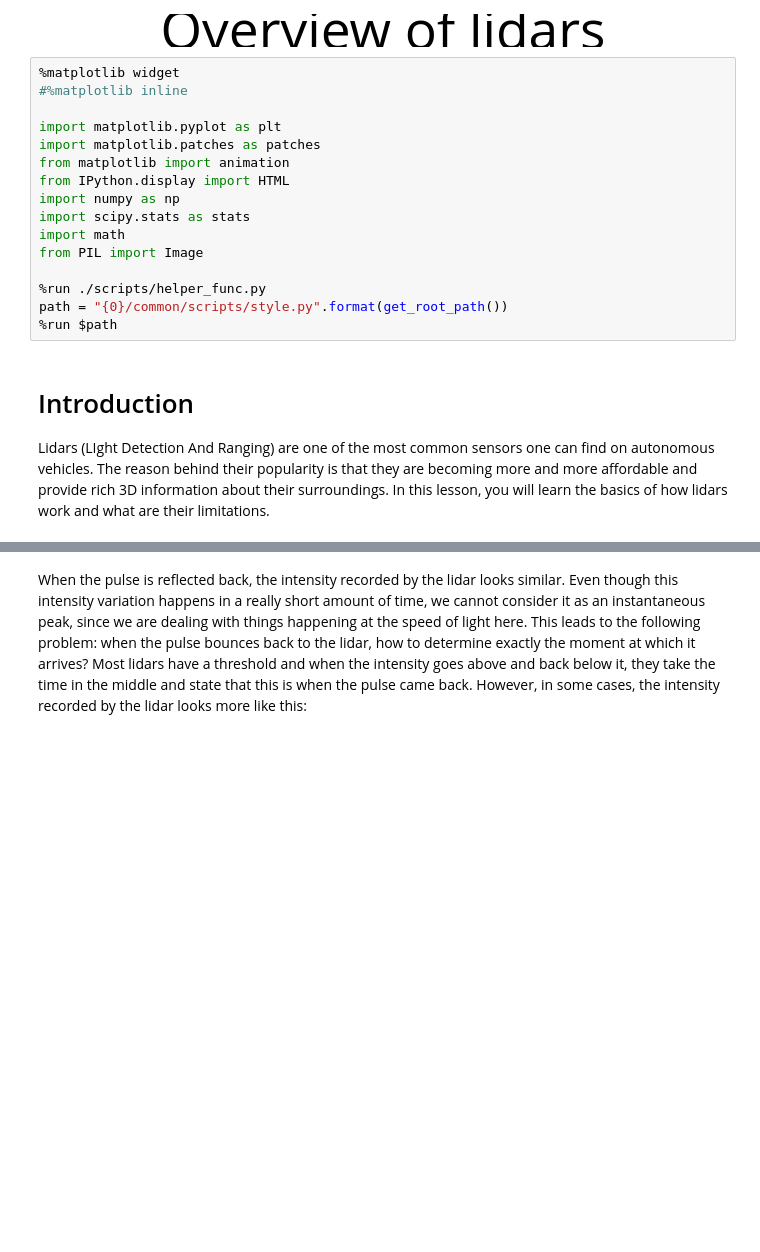
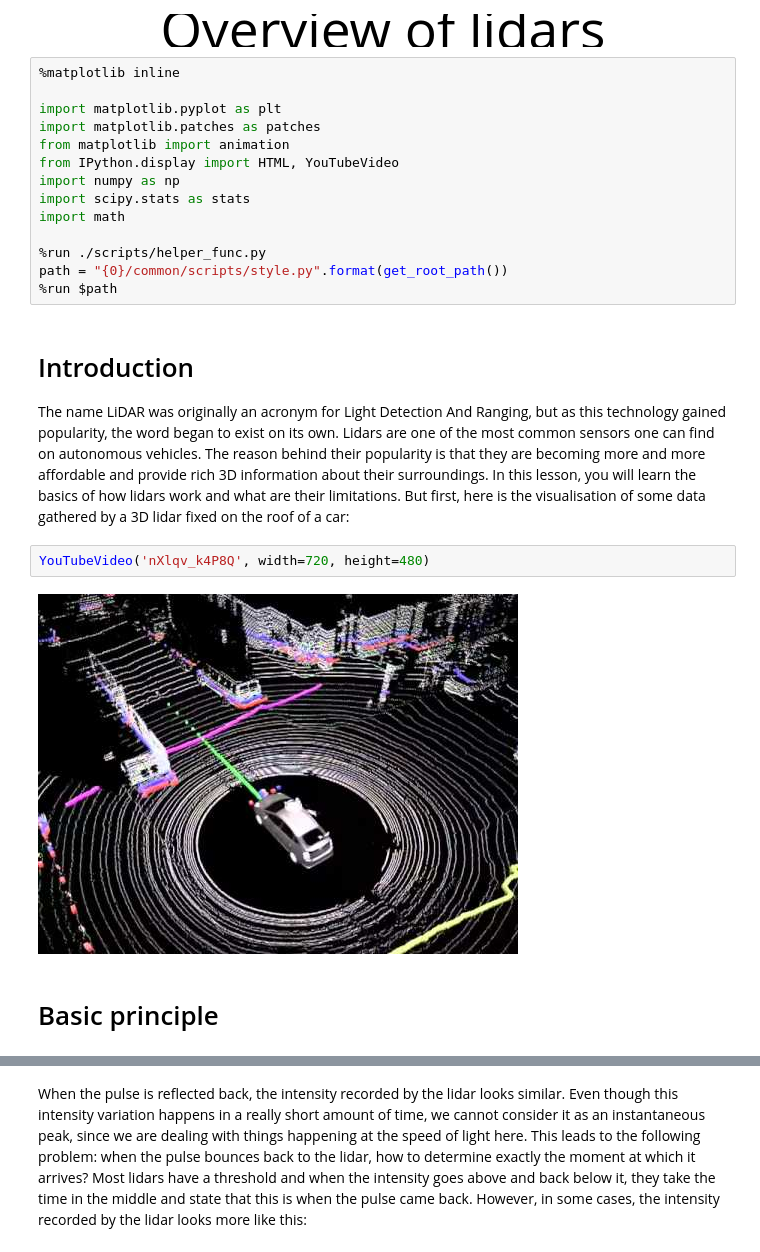
Before and after one commit to norlab-ulaval/percep3d_lessons, a Jupyter notebook: autonomous_vehicles/5-lesson_lidars.ipynb, the cells around one changed output, grey strips where cells are left out. Saved outputs shown, nothing was run; the diff lists cells and outputs as text; blank space fills up the shorter version.

Commit message:
Mostly finished lesson on lidars.

```diff
--- a/autonomous_vehicles/5-lesson_lidars.ipynb
+++ b/autonomous_vehicles/5-lesson_lidars.ipynb
@@ -1,17 +1,15 @@
 # %% [markdown]
 <p style="text-align: center;font-size: 40pt">Overview of lidars</p>
 # %%
-%matplotlib widget
-#%matplotlib inline
+%matplotlib inline
 
 import matplotlib.pyplot as plt
 import matplotlib.patches as patches
 from matplotlib import animation
-from IPython.display import HTML
+from IPython.display import HTML, YouTubeVideo
 import numpy as np
 import scipy.stats as stats
 import math
-from PIL import Image
 
 %run ./scripts/helper_func.py
 path = "{0}/common/scripts/style.py".format(get_root_path())
@@ -19,6 +17,14 @@ path = "{0}/common/scripts/style.py".format(get_root_path())
 # %% [markdown]
 # Introduction
 
-Lidars (LIght Detection And Ranging) are one of the most common sensors one can find on autonomous vehicles.
+The name LiDAR was originally an acronym for Light Detection And Ranging, but as this technology gained popularity, the word began to exist on its own.
+Lidars are one of the most common sensors one can find on autonomous vehicles.
 The reason behind their popularity is that they are becoming more and more affordable and provide rich 3D information about their surroundings.
 In this lesson, you will learn the basics of how lidars work and what are their limitations.
+But first, here is the visualisation of some data gathered by a 3D lidar fixed on the roof of a car:
+# %%
+YouTubeVideo('nXlqv_k4P8Q', width=720, height=480)
+# %% [output]
+[figure, added]
+# %% [markdown]
+# Basic principle
```
Also changed, not shown: parts of 36 cells of this notebook, 4 other files.
